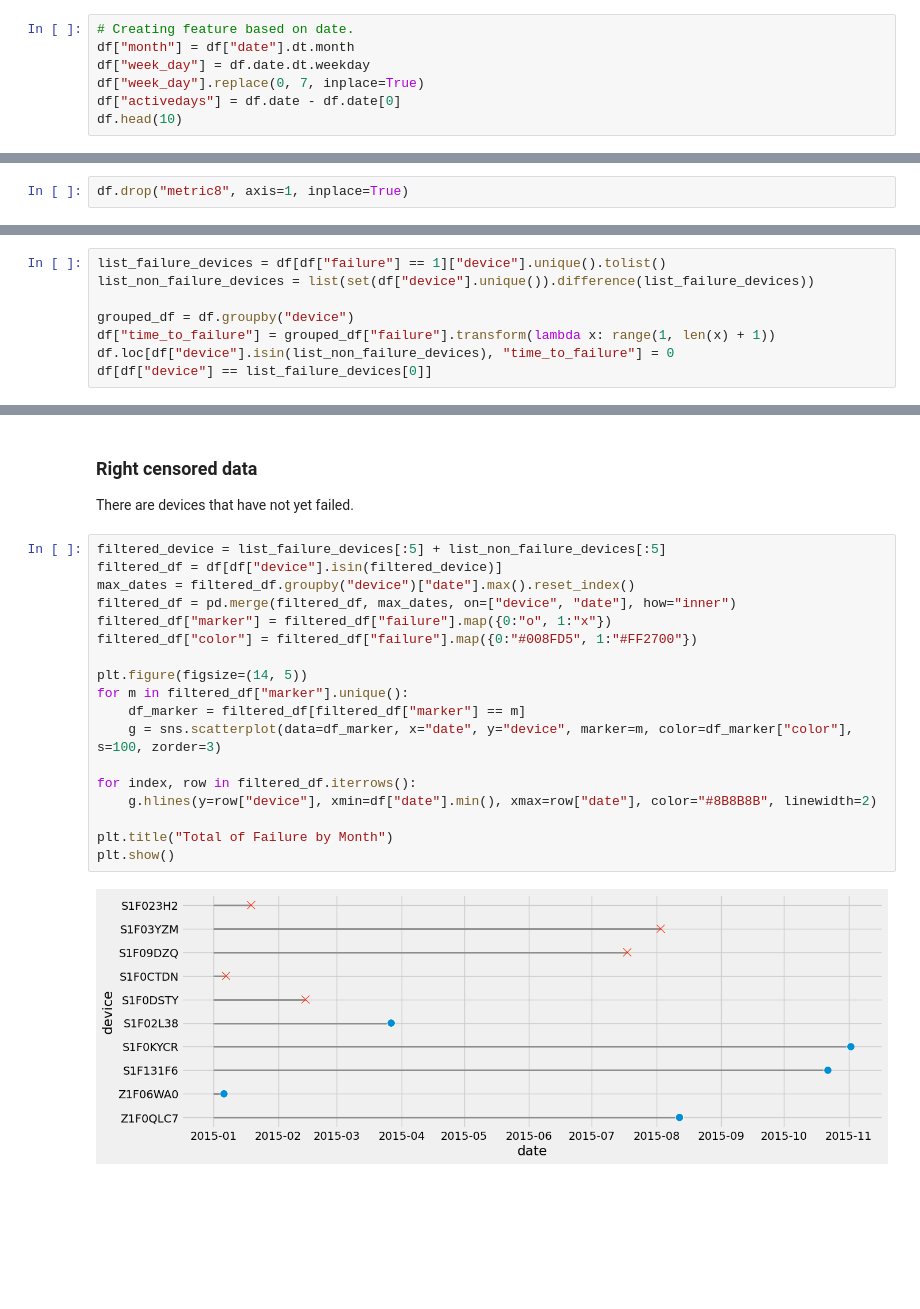
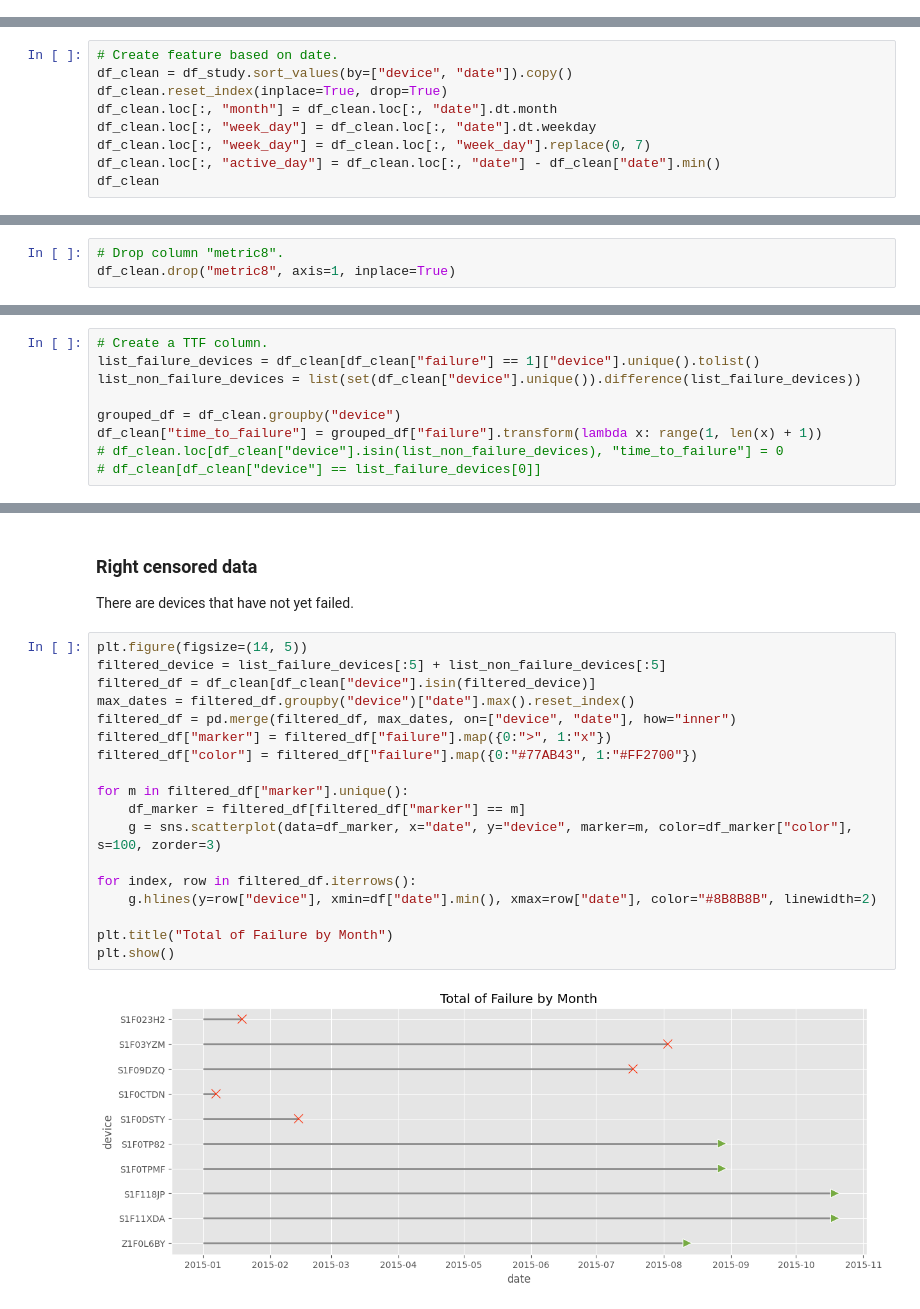
Before and after one commit to nrmzmh/our-learnings, a Jupyter notebook: K1_reliability_analysis.ipynb, the cells around one changed output, grey strips where cells are left out. Cells and saved outputs as stored; diff of their text form; blank space fills up the shorter version.

```diff
--- a/K1_reliability_analysis.ipynb
+++ b/K1_reliability_analysis.ipynb
@@ -333,9 +464,2 @@ Done drop duplicates.
 # %% [markdown]
 ### EDA
-# %%
-# Creating feature based on date.
-df["month"] = df["date"].dt.month
-df["week_day"] = df.date.dt.weekday
-df["week_day"].replace(0, 7, inplace=True)
-df["activedays"] = df.date - df.date[0]
-df.head(10)
@@ -354,0 +466,9 @@ df.head(10)
+# %%
+# Create feature based on date.
+df_clean = df_study.sort_values(by=["device", "date"]).copy()
+df_clean.reset_index(inplace=True, drop=True)
+df_clean.loc[:, "month"] = df_clean.loc[:, "date"].dt.month
+df_clean.loc[:, "week_day"] = df_clean.loc[:, "date"].dt.weekday
+df_clean.loc[:, "week_day"] = df_clean.loc[:, "week_day"].replace(0, 7)
+df_clean.loc[:, "active_day"] = df_clean.loc[:, "date"] - df_clean["date"].min()
+df_clean
@@ -413,12 +559,14 @@ It's seem that *metric7* and *metric8* are equivalent. Hence, we dropped metric8
 # %%
-df.drop("metric8", axis=1, inplace=True)
+# Drop column "metric8".
+df_clean.drop("metric8", axis=1, inplace=True)
 # %% [markdown]
 ### Time-to-Failure (TTF)
 # %%
-list_failure_devices = df[df["failure"] == 1]["device"].unique().tolist()
-list_non_failure_devices = list(set(df["device"].unique()).difference(list_failure_devices))
+# Create a TTF column.
+list_failure_devices = df_clean[df_clean["failure"] == 1]["device"].unique().tolist()
+list_non_failure_devices = list(set(df_clean["device"].unique()).difference(list_failure_devices))
 
-grouped_df = df.groupby("device")
-df["time_to_failure"] = grouped_df["failure"].transform(lambda x: range(1, len(x) + 1))
-df.loc[df["device"].isin(list_non_failure_devices), "time_to_failure"] = 0
-df[df["device"] == list_failure_devices[0]]
+grouped_df = df_clean.groupby("device")
+df_clean["time_to_failure"] = grouped_df["failure"].transform(lambda x: range(1, len(x) + 1))
+# df_clean.loc[df_clean["device"].isin(list_non_failure_devices), "time_to_failure"] = 0
+# df_clean[df_clean["device"] == list_failure_devices[0]]
@@ -445,22 +574,22 @@ df[df["device"] == list_failure_devices[0]]
 ### Right censored data
 There are devices that have not yet failed.
 # %%
+plt.figure(figsize=(14, 5))
 filtered_device = list_failure_devices[:5] + list_non_failure_devices[:5]
-filtered_df = df[df["device"].isin(filtered_device)]
+filtered_df = df_clean[df_clean["device"].isin(filtered_device)]
 max_dates = filtered_df.groupby("device")["date"].max().reset_index()
 filtered_df = pd.merge(filtered_df, max_dates, on=["device", "date"], how="inner")
-filtered_df["marker"] = filtered_df["failure"].map({0:"o", 1:"x"})
-filtered_df["color"] = filtered_df["failure"].map({0:"#008FD5", 1:"#FF2700"})
+filtered_df["marker"] = filtered_df["failure"].map({0:">", 1:"x"})
+filtered_df["color"] = filtered_df["failure"].map({0:"#77AB43", 1:"#FF2700"})
 
-plt.figure(figsize=(14, 5))
 for m in filtered_df["marker"].unique():
     df_marker = filtered_df[filtered_df["marker"] == m]
     g = sns.scatterplot(data=df_marker, x="date", y="device", marker=m, color=df_marker["color"], s=100, zorder=3)
 
 for index, row in filtered_df.iterrows():
     g.hlines(y=row["device"], xmin=df["date"].min(), xmax=row["date"], color="#8B8B8B", linewidth=2)
 
 plt.title("Total of Failure by Month")
 plt.show()
 # %% [output]
-[figure, old version]
+[figure, new version]
```
Also changed, not shown: parts of 42 cells of this notebook.
